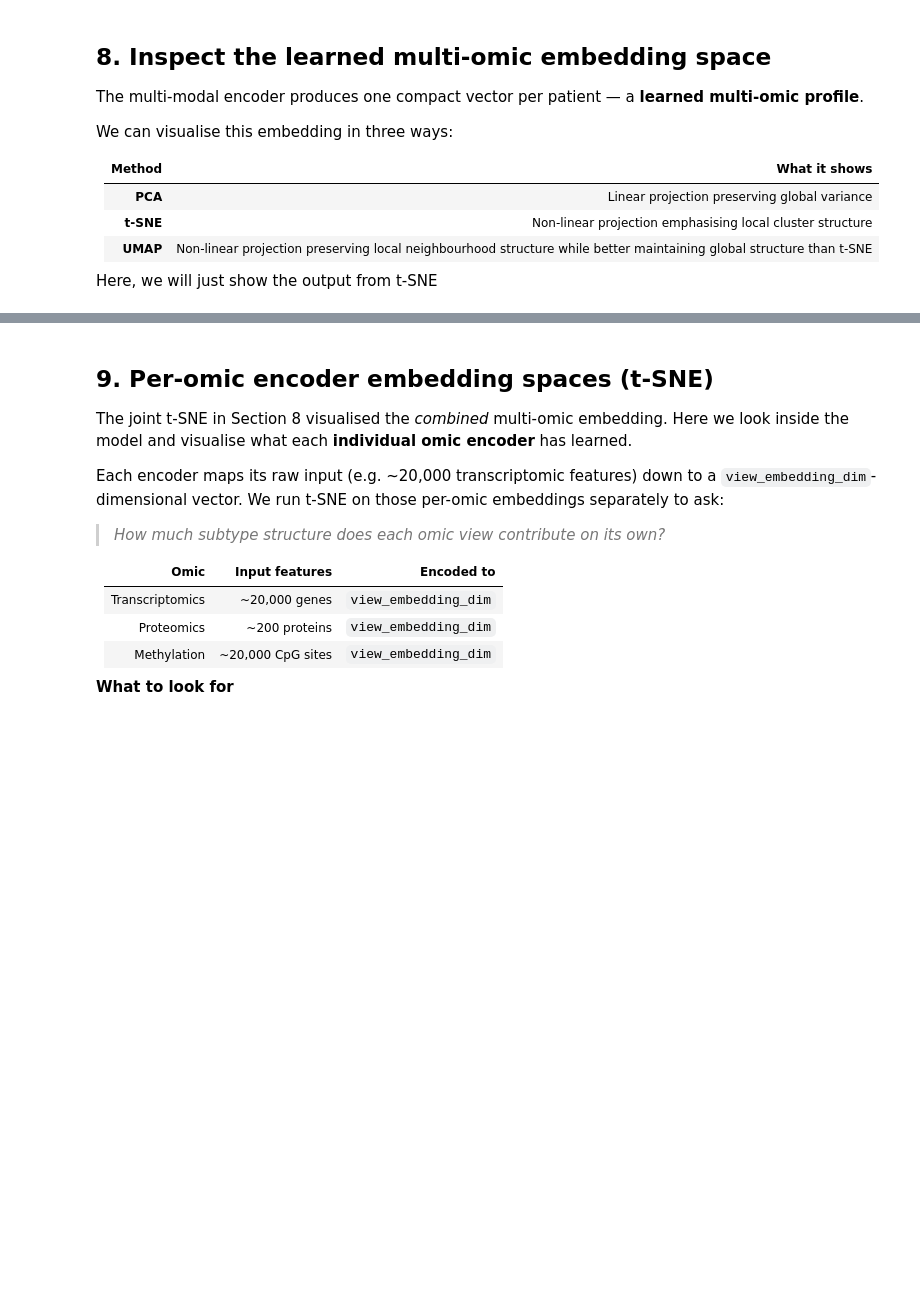
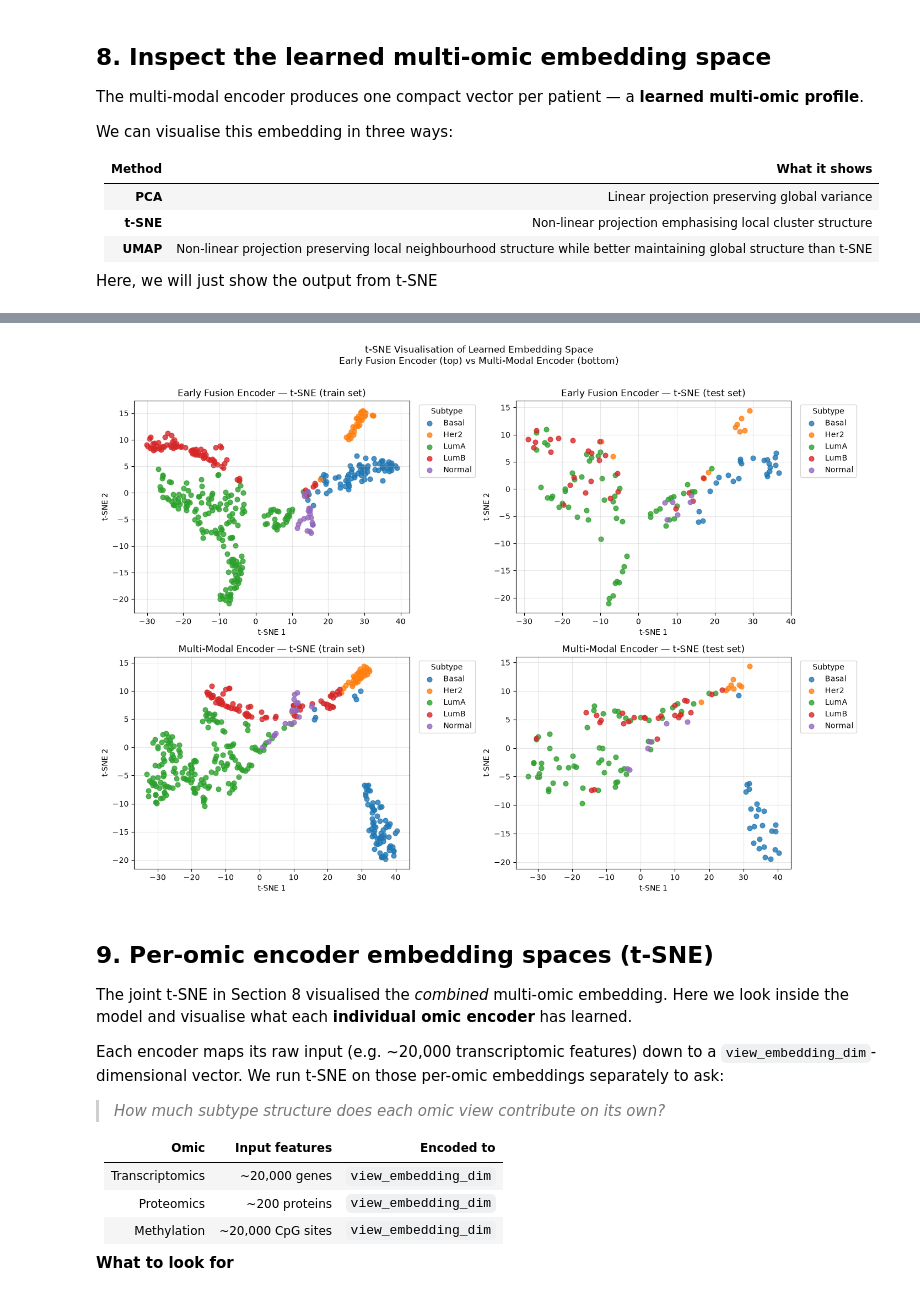
Before and after one commit to Barry8197/ECCB2026_TEST, a Jupyter notebook: sessions/session-2-multi-omics/part-3-deep-learning-methods.ipynb, the cells around one changed output, grey strips where cells are left out. Cells and saved outputs as stored; diff of their text form; code cells hidden in the pictures; blank space fills up the shorter version.

```diff
--- a/sessions/session-2-multi-omics/part-3-deep-learning-methods.ipynb
+++ b/sessions/session-2-multi-omics/part-3-deep-learning-methods.ipynb
@@ -663,0 +611,89 @@ plt.show()
+# %%
+# Early fusion model — embeddings from train and test splits.
+train_emb_early, train_emb_y_early = get_embeddings(early_model, early_train_loader)
+test_emb_early,  test_emb_y_early  = get_embeddings(early_model, early_test_loader)
+
+print(f"[Early] Train embedding : {train_emb_early.shape}")
+print(f"[Early] Test  embedding : {test_emb_early.shape}")
+
+# Multi-modal model — embeddings from train and test splits.
+train_emb_multi, train_emb_y_multi = get_embeddings(multi_model, multi_train_loader)
+test_emb_multi,  test_emb_y_multi  = get_embeddings(multi_model, multi_test_loader)
+
+print(f"[Multi] Train embedding : {train_emb_multi.shape}")
+print(f"[Multi] Test  embedding : {test_emb_multi.shape}")
+
+# ── t-SNE projections ─────────────────────────────────────────────────────────
+# Fit t-SNE on all available embeddings (train + test) for a stable layout.
+# Done separately per model so each projection reflects its own embedding space.
+
+# Early fusion model t-SNE
+all_emb_early = np.vstack([train_emb_early, test_emb_early])
+all_y_early   = np.concatenate([train_emb_y_early, test_emb_y_early])
+
+all_tsne_early = TSNE(
+    n_components=2,
+    perplexity=30,
+    random_state=RANDOM_STATE,
+    init="pca",
+).fit_transform(all_emb_early)
+
+n_train_early = len(train_emb_early)
+tsne_df_early = pd.DataFrame({
+    "TSNE1":   all_tsne_early[:, 0],
+    "TSNE2":   all_tsne_early[:, 1],
+    "subtype": label_encoder.inverse_transform(all_y_early),
+    "split":   ["train"] * n_train_early + ["test"] * len(test_emb_early),
+})
+
+# Multi-modal model t-SNE
+all_emb_multi = np.vstack([train_emb_multi, test_emb_multi])
+all_y_multi   = np.concatenate([train_emb_y_multi, test_emb_y_multi])
+
+all_tsne_multi = TSNE(
+    n_components=2,
+    perplexity=30,
+    random_state=RANDOM_STATE,
+    init="pca",
+).fit_transform(all_emb_multi)
+
+n_train_multi = len(train_emb_multi)
+tsne_df_multi = pd.DataFrame({
+    "TSNE1":   all_tsne_multi[:, 0],
+    "TSNE2":   all_tsne_multi[:, 1],
+    "subtype": label_encoder.inverse_transform(all_y_multi),
+    "split":   ["train"] * n_train_multi + ["test"] * len(test_emb_multi),
+})
+
+# ── Combined 2 × 2 visualisation ─────────────────────────────────────────────
+# Rows  = model (Early Fusion / Multi-Modal)
+# Cols  = data split (train / test)
+# Shared layout makes the two models directly comparable.
+fig, axes = plt.subplots(2, 2, figsize=(14, 10))
+
+configs = [
+    (axes[0], tsne_df_early, "Early Fusion Encoder"),
+    (axes[1], tsne_df_multi, "Multi-Modal Encoder"),
+]
+
+for row_axes, tsne_df, model_name in configs:
+    for ax, split in zip(row_axes, ["train", "test"]):
+        subset = tsne_df[tsne_df["split"] == split]
+        for subtype in class_names:
+            mask = subset["subtype"] == subtype
+            ax.scatter(subset.loc[mask, "TSNE1"], subset.loc[mask, "TSNE2"],
+                       label=subtype, alpha=0.8, s=40)
+        ax.set_xlabel("t-SNE 1")
+        ax.set_ylabel("t-SNE 2")
+        ax.set_title(f"{model_name} — t-SNE ({split} set)")
+        ax.legend(title="Subtype", bbox_to_anchor=(1.02, 1), loc="upper left")
+        ax.grid(True, alpha=0.3)
+
+plt.suptitle(
+    "t-SNE Visualisation of Learned Embedding Space\n"
+    "Early Fusion Encoder (top) vs Multi-Modal Encoder (bottom)",
+    y=1.01,
+)
+plt.tight_layout()
+plt.show()
+# %% [output]
@@ -664,3 +704,4 @@ plt.show()
+[figure, added]
 # %% [markdown]
 ## 9. Per-omic encoder embedding spaces (t-SNE)
 
```
Also changed, not shown: parts of 7 cells of this notebook.
